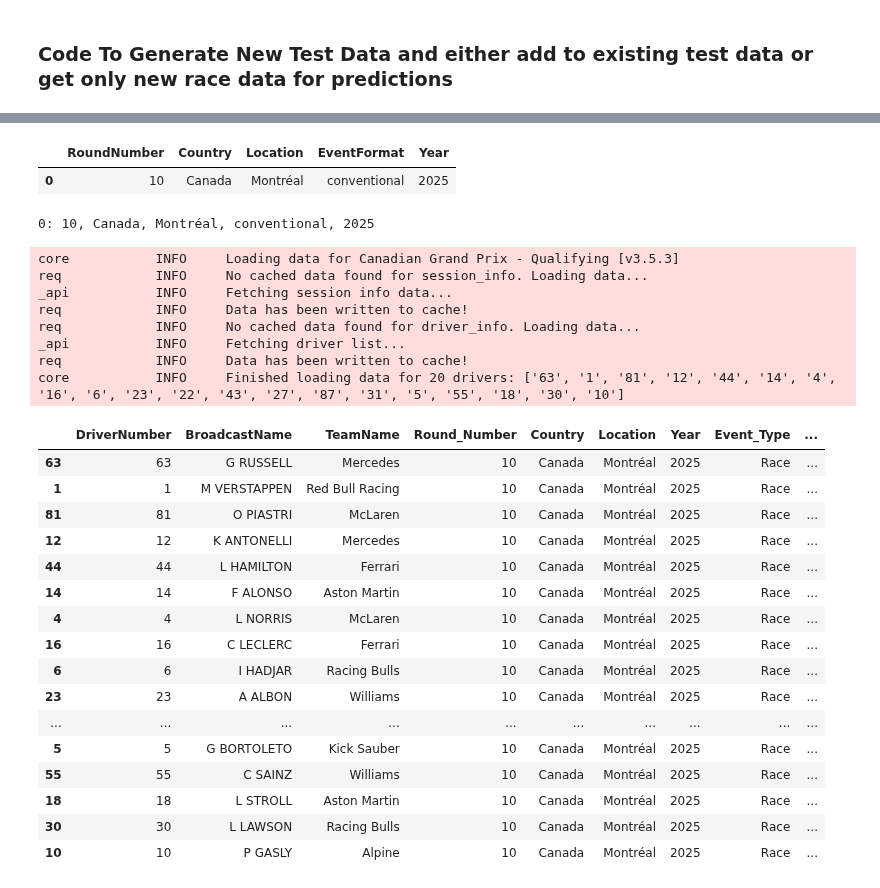
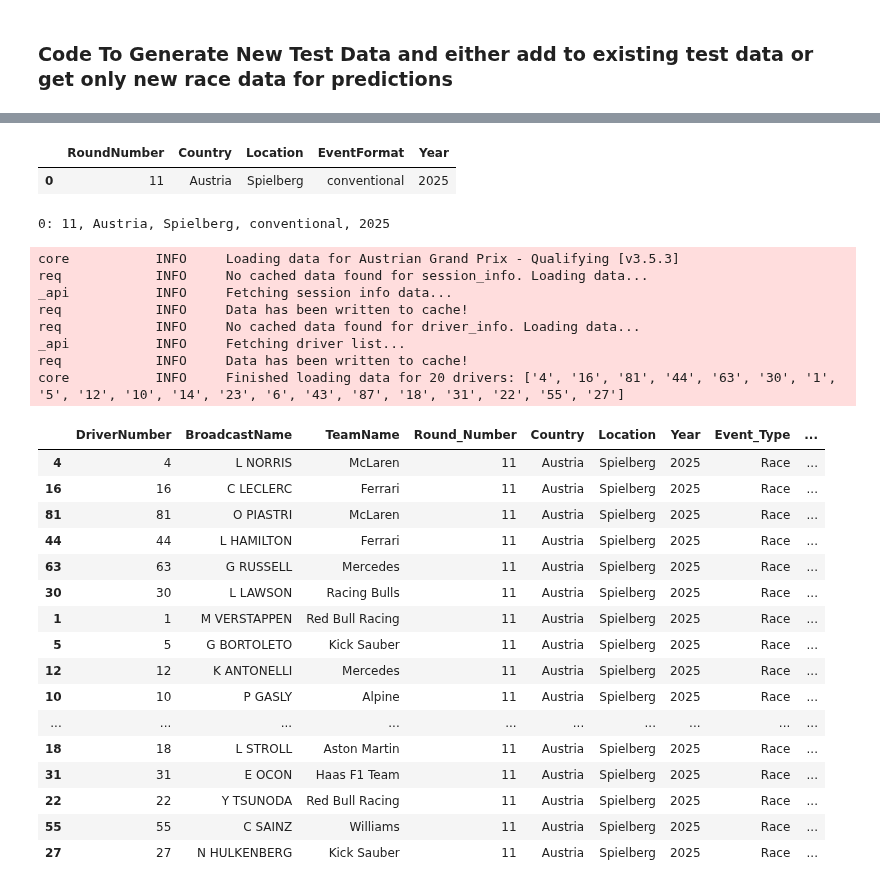
Before and after one commit to rohank36/f1, a Jupyter notebook: data.ipynb, the cells around one changed output, grey strips where cells are left out. Cells and saved outputs as stored; diff of their text form; code cells hidden in the pictures.

Commit message:
preds for austria grand prix

```diff
--- a/data.ipynb
+++ b/data.ipynb
@@ -450,44 +448,44 @@ req         WARNING     DEFAULT CACHE ENABLED! (18.72 MB) C:\Users\rohan\AppData
 # %%
 test_data = pd.read_csv("data/test_data_new.csv")
 # %%
-new_race_df = meetings_df.iloc[[9]].reset_index(drop=True) # edit which race(s) you want to add here
+new_race_df = meetings_df.iloc[[10]].reset_index(drop=True) # edit which race(s) you want to add here
 new_race_df
 # %% [output]
 |  | RoundNumber | Country | Location | EventFormat | Year |
-| 0 | 10 | Canada | Montréal | conventional | 2025 |
+| 0 | 11 | Austria | Spielberg | conventional | 2025 |
 # %%
 final_df = get_data(new_race_df,is_test_data_for_pred)
 # %% [output]
-0: 10, Canada, Montréal, conventional, 2025
+0: 11, Austria, Spielberg, conventional, 2025
-core           INFO     Loading data for Canadian Grand Prix - Qualifying [v3.5.3]
+core           INFO     Loading data for Austrian Grand Prix - Qualifying [v3.5.3]
 req            INFO     No cached data found for session_info. Loading data...
 _api           INFO     Fetching session info data...
 req            INFO     Data has been written to cache!
 req            INFO     No cached data found for driver_info. Loading data...
 _api           INFO     Fetching driver list...
 req            INFO     Data has been written to cache!
-core           INFO     Finished loading data for 20 drivers: ['63', '1', '81', '12', '44', '14', '4', '16', '6', '23', '22', '43', '27', '87', '31', '5', '55', '18', '30', '10']
+core           INFO     Finished loading data for 20 drivers: ['4', '16', '81', '44', '63', '30', '1', '5', '12', '10', '14', '23', '6', '43', '87', '18', '31', '22', '55', '27']
 # %%
 final_df.sort_values(by="Qual_Position")
 #final_df.sort_values(by="Race_Position")
 # %% [output]
 |  | DriverNumber | BroadcastName | TeamName | Round_Number | Country | Location | Year | Event_Type | ... |
-| 63 | 63 | G RUSSELL | Mercedes | 10 | Canada | Montréal | 2025 | Race | ... |
-| 1 | 1 | M VERSTAPPEN | Red Bull Racing | 10 | Canada | Montréal | 2025 | Race | ... |
-| 81 | 81 | O PIASTRI | McLaren | 10 | Canada | Montréal | 2025 | Race | ... |
-| 12 | 12 | K ANTONELLI | Mercedes | 10 | Canada | Montréal | 2025 | Race | ... |
-| 44 | 44 | L HAMILTON | Ferrari | 10 | Canada | Montréal | 2025 | Race | ... |
-| 14 | 14 | F ALONSO | Aston Martin | 10 | Canada | Montréal | 2025 | Race | ... |
-| 4 | 4 | L NORRIS | McLaren | 10 | Canada | Montréal | 2025 | Race | ... |
-| 16 | 16 | C LECLERC | Ferrari | 10 | Canada | Montréal | 2025 | Race | ... |
-| 6 | 6 | I HADJAR | Racing Bulls | 10 | Canada | Montréal | 2025 | Race | ... |
-| 23 | 23 | A ALBON | Williams | 10 | Canada | Montréal | 2025 | Race | ... |
+| 4 | 4 | L NORRIS | McLaren | 11 | Austria | Spielberg | 2025 | Race | ... |
+| 16 | 16 | C LECLERC | Ferrari | 11 | Austria | Spielberg | 2025 | Race | ... |
+| 81 | 81 | O PIASTRI | McLaren | 11 | Austria | Spielberg | 2025 | Race | ... |
+| 44 | 44 | L HAMILTON | Ferrari | 11 | Austria | Spielberg | 2025 | Race | ... |
+| 63 | 63 | G RUSSELL | Mercedes | 11 | Austria | Spielberg | 2025 | Race | ... |
+| 30 | 30 | L LAWSON | Racing Bulls | 11 | Austria | Spielberg | 2025 | Race | ... |
+| 1 | 1 | M VERSTAPPEN | Red Bull Racing | 11 | Austria | Spielberg | 2025 | Race | ... |
+| 5 | 5 | G BORTOLETO | Kick Sauber | 11 | Austria | Spielberg | 2025 | Race | ... |
+| 12 | 12 | K ANTONELLI | Mercedes | 11 | Austria | Spielberg | 2025 | Race | ... |
+| 10 | 10 | P GASLY | Alpine | 11 | Austria | Spielberg | 2025 | Race | ... |
 | ... | ... | ... | ... | ... | ... | ... | ... | ... | ... |
-| 5 | 5 | G BORTOLETO | Kick Sauber | 10 | Canada | Montréal | 2025 | Race | ... |
-| 55 | 55 | C SAINZ | Williams | 10 | Canada | Montréal | 2025 | Race | ... |
-| 18 | 18 | L STROLL | Aston Martin | 10 | Canada | Montréal | 2025 | Race | ... |
-| 30 | 30 | L LAWSON | Racing Bulls | 10 | Canada | Montréal | 2025 | Race | ... |
-| 10 | 10 | P GASLY | Alpine | 10 | Canada | Montréal | 2025 | Race | ... |
+| 18 | 18 | L STROLL | Aston Martin | 11 | Austria | Spielberg | 2025 | Race | ... |
+| 31 | 31 | E OCON | Haas F1 Team | 11 | Austria | Spielberg | 2025 | Race | ... |
+| 22 | 22 | Y TSUNODA | Red Bull Racing | 11 | Austria | Spielberg | 2025 | Race | ... |
+| 55 | 55 | C SAINZ | Williams | 11 | Austria | Spielberg | 2025 | Race | ... |
+| 27 | 27 | N HULKENBERG | Kick Sauber | 11 | Austria | Spielberg | 2025 | Race | ... |
 # %%
 if is_test_data_for_pred:
     final_df.to_csv("data/new_race_data.csv",index=False)
```
Also changed, not shown: parts of 1 cell of this notebook, 4 other files.
